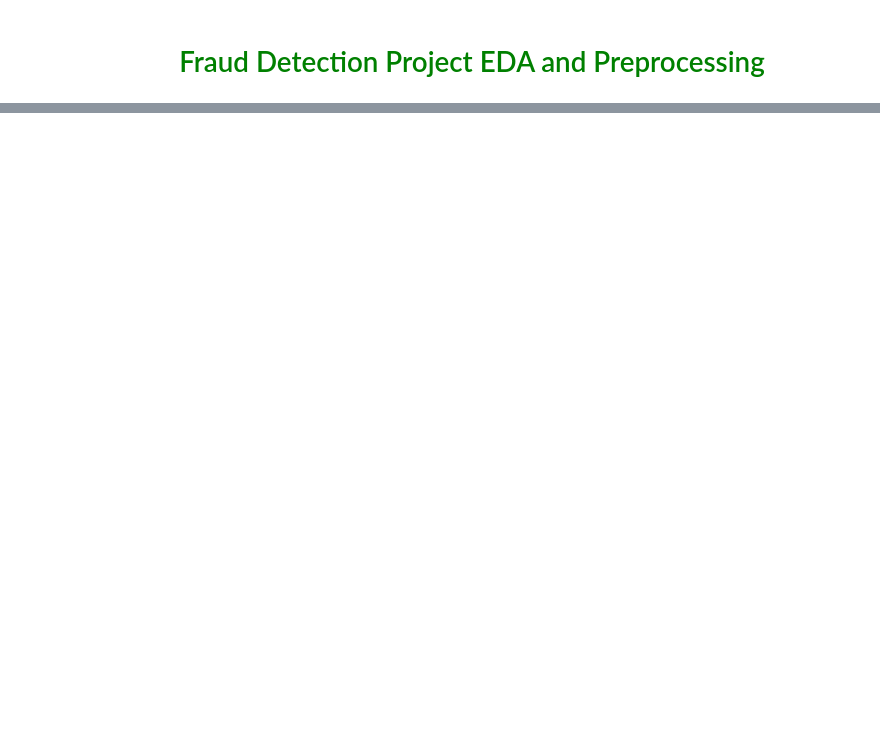
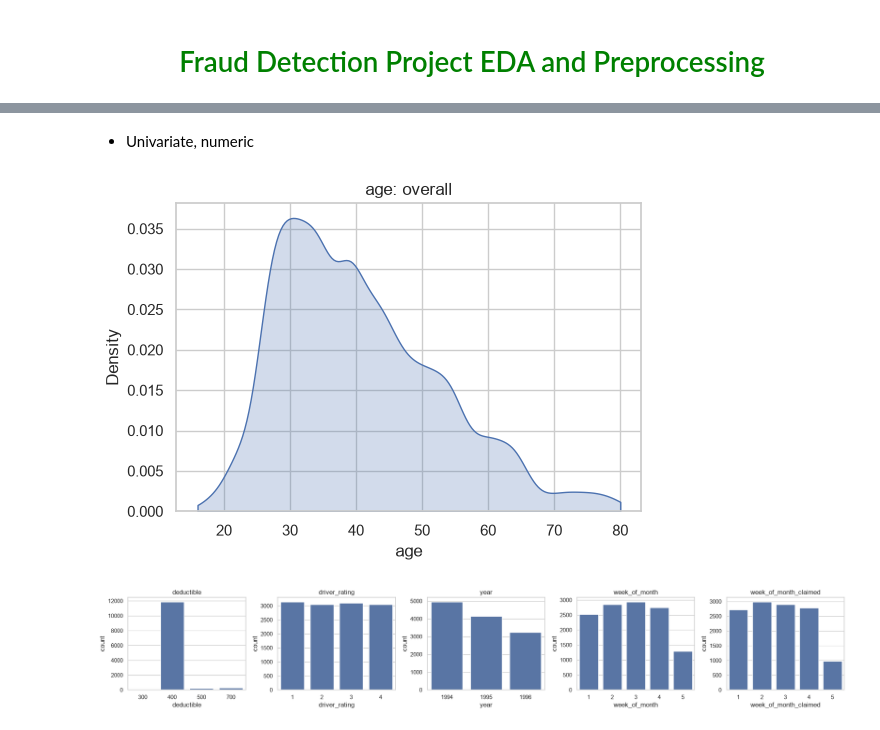
Before and after one commit to roy-tanmay/Insurance-Fraud-Detection, a Jupyter notebook: Notebook/01_fraud_eda_and_prep.ipynb, the cells around one changed output, grey strips where cells are left out. Drawn from its saved outputs; the diff is of its cells as text; code cells hidden in the pictures; blank space fills up the shorter version.

Commit message:
update data_prep, add EDA to notebook 01

```diff
--- a/Notebook/01_fraud_eda_and_prep.ipynb
+++ b/Notebook/01_fraud_eda_and_prep.ipynb
@@ -33,0 +109,4 @@ train_df
+# %%
+print("Unique values in Train DataFrame:\n")
+for col in train_df.select_dtypes(include="object"):
+    print(f"{col}: {sorted(train_df[col].unique())}")
@@ -33,0 +131,8 @@ train_df
+# %%
+print("Unseen values in Train DataFrame:\n")
+for col in test_df.select_dtypes(exclude="number"):
+    unseen = set(test_df[col].unique()) - set(train_df[col].unique())
+    if unseen:
+        print(f"Unseen in train, '{col}': {unseen}")
+    else:
+        print(f"No unseen values in '{col}'")
@@ -33,0 +161,19 @@ train_df
+# %%
+import matplotlib.pyplot as plt
+import seaborn as sns
+from scipy.stats import chi2_contingency
+from insurance_fraud_detection.config import BIN_ORDERS
+
+sns.set_theme(style="whitegrid")
+
+continuous_cols = ["age"]
+discrete_cols = ["deductible", "driver_rating", "year", "week_of_month", "week_of_month_claimed"]
+binned_cols = list(BIN_ORDERS)
+nominal_cols = [c for c in train_df.columns
+                if c not in continuous_cols + discrete_cols + binned_cols + [TARGET]]
+
+print("nominal:", nominal_cols)
+print("binned:", binned_cols)
+
+baseline = train_df[TARGET].mean()
+print(f"\nTrain fraud rate: {baseline:.2%} ({train_df[TARGET].sum()} of {len(train_df)})")
@@ -33,0 +208,19 @@ train_df
+# %% [markdown]
+- Univariate, numeric
+# %%
+# Continuous: age
+fig, ax = plt.subplots(figsize=(6, 4))
+sns.kdeplot(data=train_df, x="age", fill=True, cut=0, ax=ax)
+ax.set_title("age: overall")
+plt.show()
+
+# Discrete: count plots
+fig, axes = plt.subplots(1, len(discrete_cols), figsize=(4 * len(discrete_cols), 3.5))
+for ax, col in zip(axes, discrete_cols):
+    sns.countplot(data=train_df, x=col, order=sorted(train_df[col].unique()), ax=ax)
+    ax.set_title(col)
+plt.tight_layout()
+plt.show()
+# %% [output]
+[figure, added]
+[figure, added]
```
Also changed, not shown: parts of 23 cells of this notebook, 2 other files.
